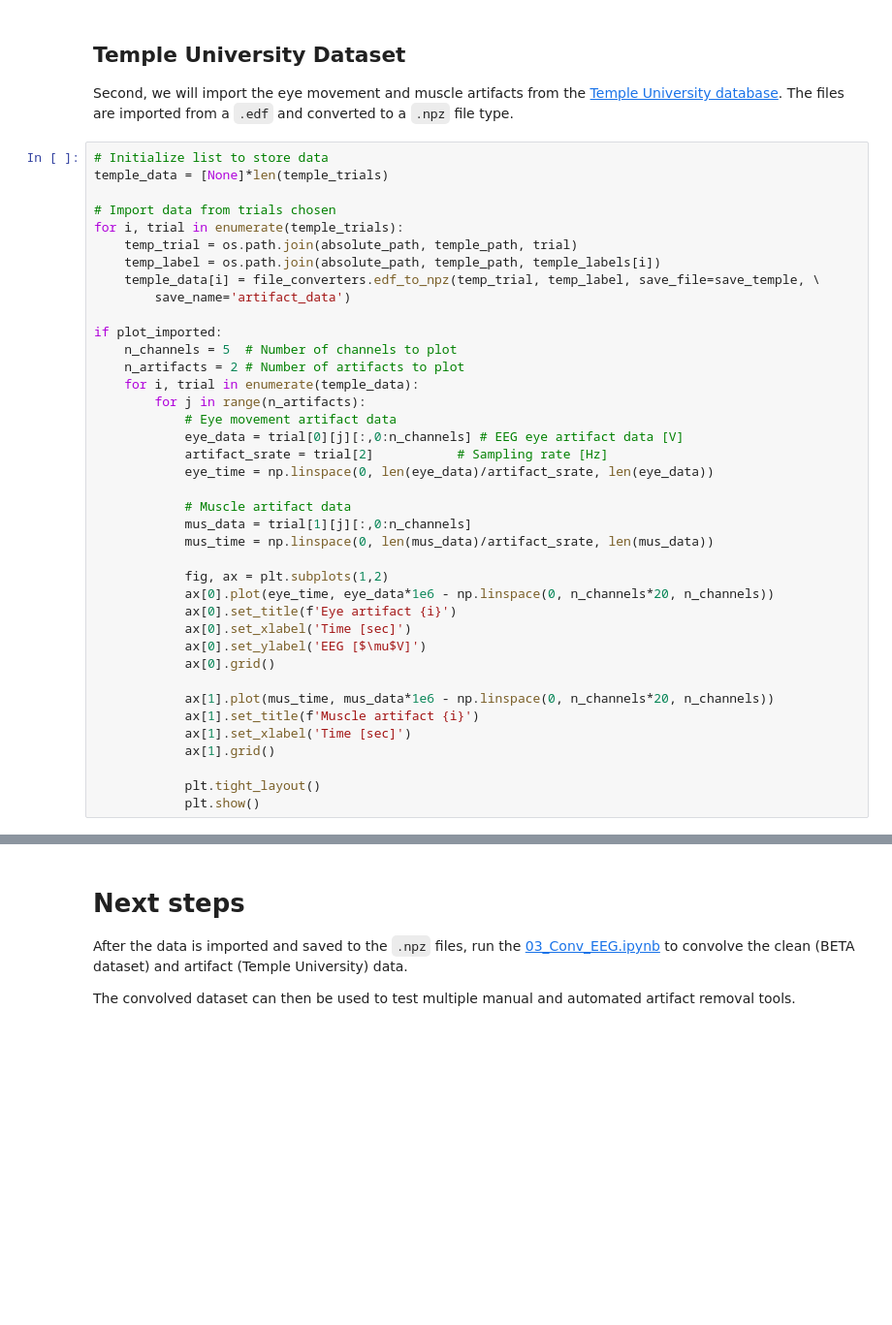
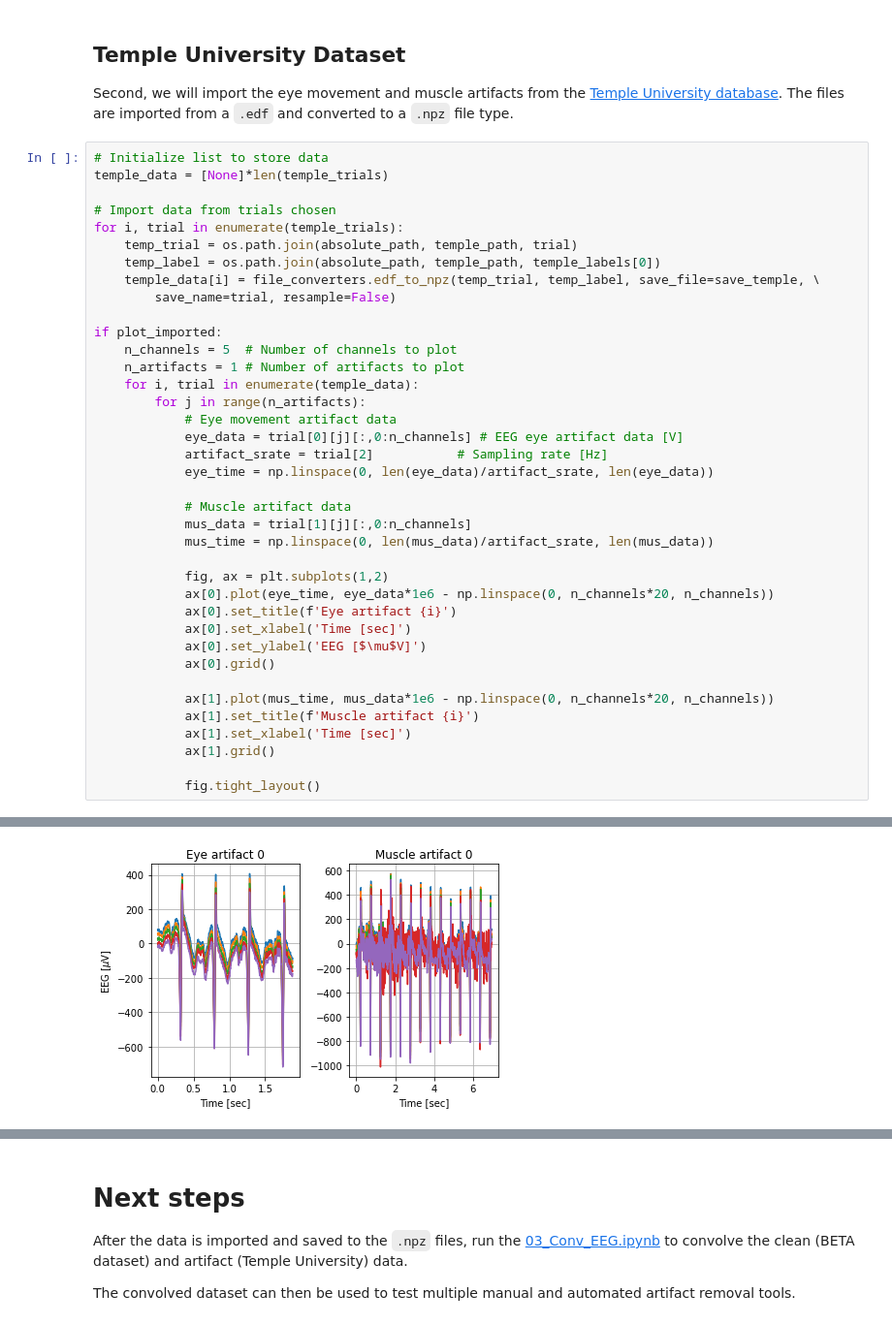
Before and after one commit to danielcomaduran/SSVEP_ART, a Jupyter notebook: 02_Import_datasets.ipynb, the cells around one changed output, grey strips where cells are left out. Shown at 97% size. Drawn from its saved outputs; the diff is of its cells as text; blank space fills up the shorter version.

```diff
--- a/02_Import_datasets.ipynb
+++ b/02_Import_datasets.ipynb
@@ -63,13 +68,13 @@ temple_data = [None]*len(temple_trials)
 # Import data from trials chosen
 for i, trial in enumerate(temple_trials):
     temp_trial = os.path.join(absolute_path, temple_path, trial)
-    temp_label = os.path.join(absolute_path, temple_path, temple_labels[i])
+    temp_label = os.path.join(absolute_path, temple_path, temple_labels[0])
     temple_data[i] = file_converters.edf_to_npz(temp_trial, temp_label, save_file=save_temple, \
-        save_name='artifact_data')
+        save_name=trial, resample=False)
 
 if plot_imported:
     n_channels = 5  # Number of channels to plot
-    n_artifacts = 2 # Number of artifacts to plot
+    n_artifacts = 1 # Number of artifacts to plot
     for i, trial in enumerate(temple_data):
         for j in range(n_artifacts):
             # Eye movement artifact data
@@ -93,8 +98,7 @@ if plot_imported:
             ax[1].set_xlabel('Time [sec]')
             ax[1].grid()
 
-            plt.tight_layout()
-            plt.show()
+            fig.tight_layout()
 # %% [output]
 Extracting EDF parameters from c:\Users\danie\OneDrive - University of Calgary\PDF\Proyects\SSVEP_ART\Data\Temple artifact data\00000630_s002_t001.edf...
 EDF file detected
@@ -102,0 +115 @@ Creating raw.info structure...
+[figure, added]
```
Also changed, not shown: parts of 3 cells of this notebook, 4 other files.
